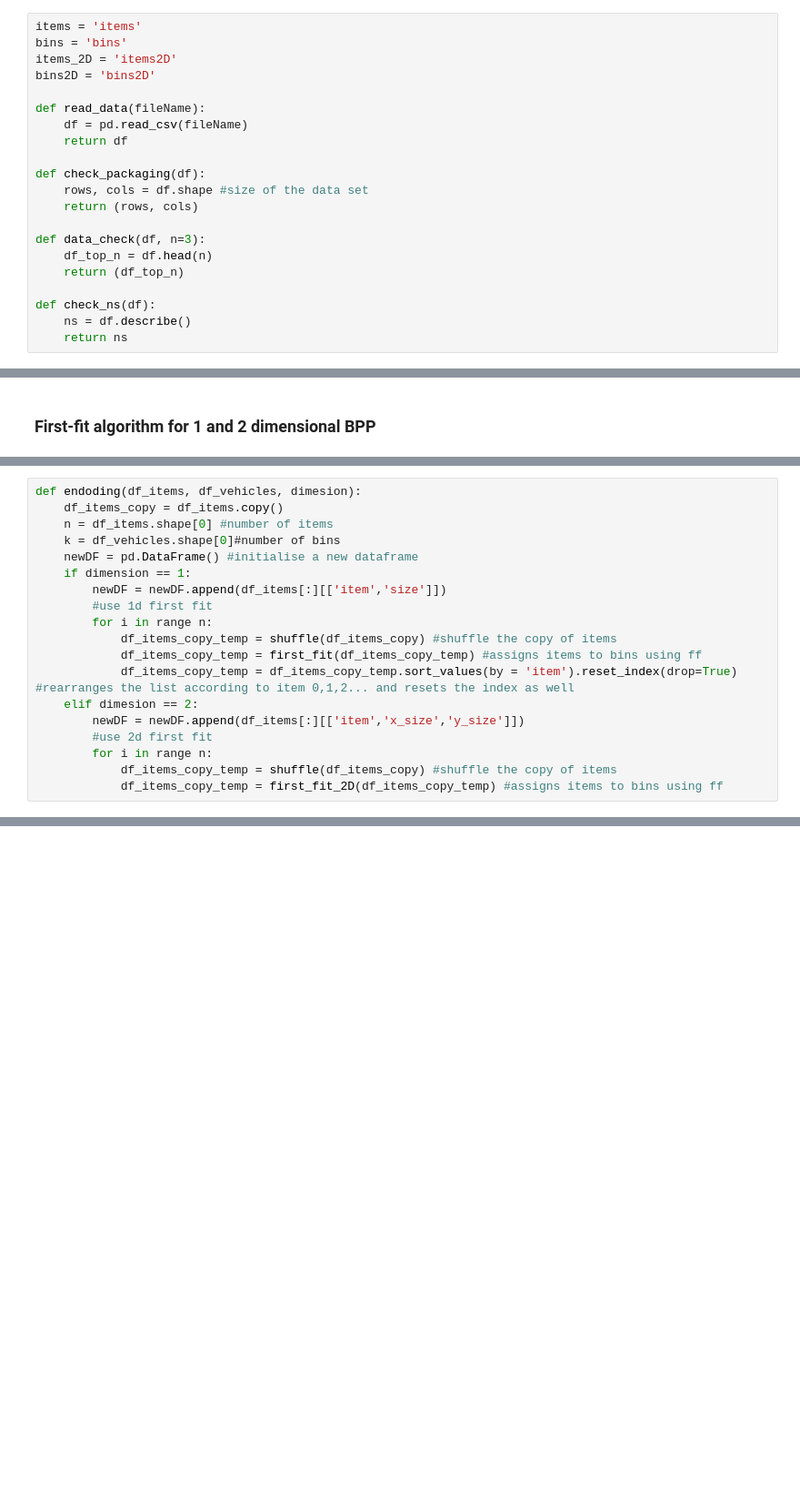
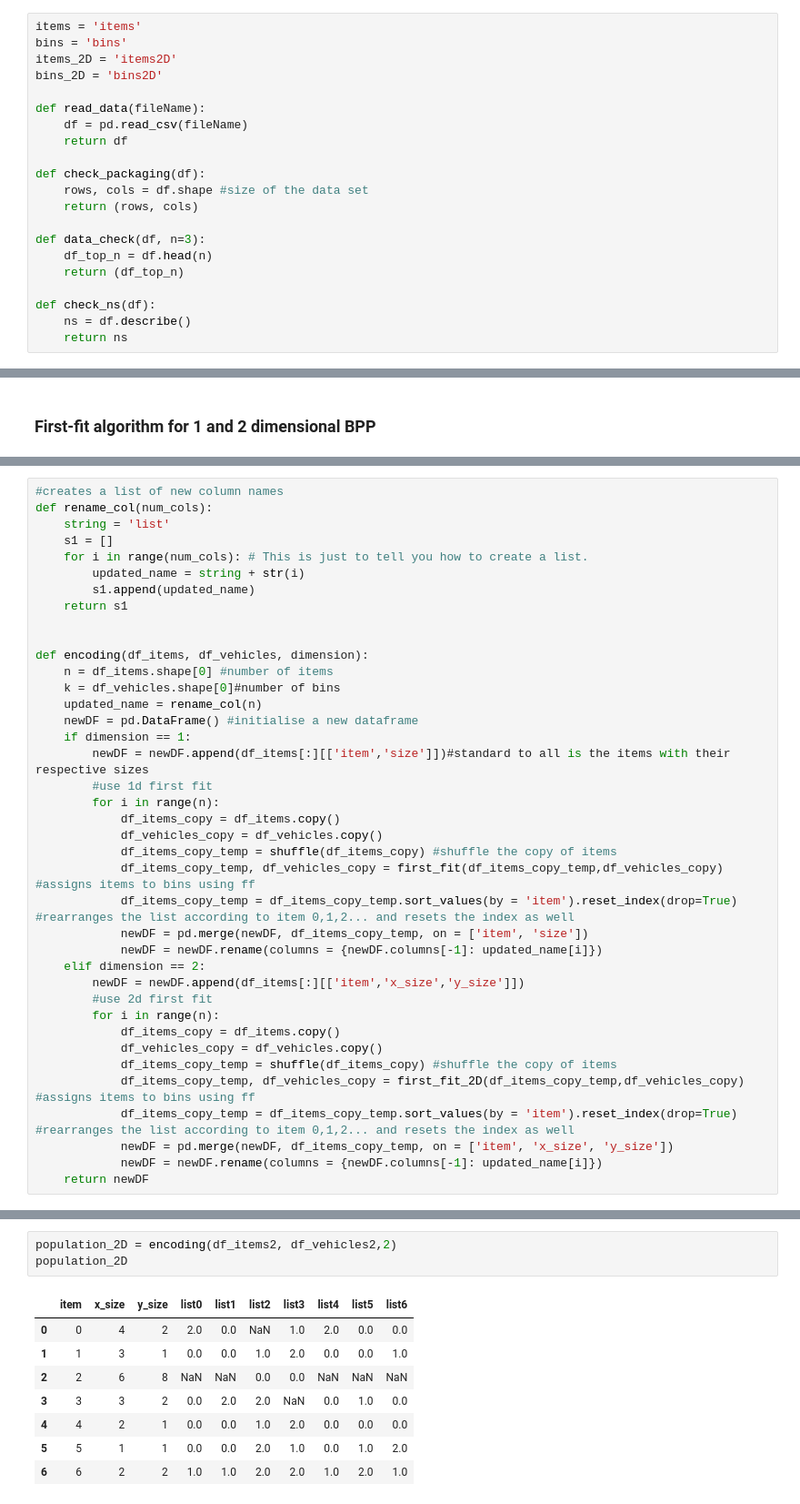
Before and after one commit to KrupaPrag/Logistics_Project, a Jupyter notebook: BPP_GGA.ipynb, the cells around one changed output, grey strips where cells are left out. Shown: that part at 91% size. Drawn from its saved outputs; the diff is of its cells as text; blank space fills up the shorter version.

```diff
--- a/BPP_GGA.ipynb
+++ b/BPP_GGA.ipynb
@@ -23,7 +23,7 @@ HTML('<style>{}</style>'.format(CSS))
 items = 'items'
 bins = 'bins'
 items_2D = 'items2D'
-bins2D = 'bins2D'
+bins_2D = 'bins2D'
 
 def read_data(fileName):
     df = pd.read_csv(fileName)
@@ -151,19 +175,39 @@ def first_fit_2D(df_items, df_vehicles):
 # %%
-def endoding(df_items, df_vehicles, dimesion):
-    df_items_copy = df_items.copy()
+#creates a list of new column names
+def rename_col(num_cols):
+    string = 'list'
+    s1 = []
+    for i in range(num_cols): # This is just to tell you how to create a list.
+        updated_name = string + str(i)
+        s1.append(updated_name)
+    return s1
+
+
+def encoding(df_items, df_vehicles, dimension):
     n = df_items.shape[0] #number of items
     k = df_vehicles.shape[0]#number of bins
+    updated_name = rename_col(n)
     newDF = pd.DataFrame() #initialise a new dataframe
     if dimension == 1:
-        newDF = newDF.append(df_items[:][['item','size']])
+        newDF = newDF.append(df_items[:][['item','size']])#standard to all is the items with their respective sizes
         #use 1d first fit
-        for i in range n:
+        for i in range(n):
+            df_items_copy = df_items.copy()
+            df_vehicles_copy = df_vehicles.copy()
             df_items_copy_temp = shuffle(df_items_copy) #shuffle the copy of items
-            df_items_copy_temp = first_fit(df_items_copy_temp) #assigns items to bins using ff
+            df_items_copy_temp, df_vehicles_copy = first_fit(df_items_copy_temp,df_vehicles_copy) #assigns items to bins using ff
             df_items_copy_temp = df_items_copy_temp.sort_values(by = 'item').reset_index(drop=True) #rearranges the list according to item 0,1,2... and resets the index as well
-    elif dimesion == 2:
+            newDF = pd.merge(newDF, df_items_copy_temp, on = ['item', 'size'])
+            newDF = newDF.rename(columns = {newDF.columns[-1]: updated_name[i]})
+    elif dimension == 2:
         newDF = newDF.append(df_items[:][['item','x_size','y_size']])
         #use 2d first fit
-        for i in range n:
+        for i in range(n):
+            df_items_copy = df_items.copy()
+            df_vehicles_copy = df_vehicles.copy()
             df_items_copy_temp = shuffle(df_items_copy) #shuffle the copy of items
-            df_items_copy_temp = first_fit_2D(df_items_copy_temp) #assigns items to bins using ff
+            df_items_copy_temp, df_vehicles_copy = first_fit_2D(df_items_copy_temp,df_vehicles_copy) #assigns items to bins using ff
+            df_items_copy_temp = df_items_copy_temp.sort_values(by = 'item').reset_index(drop=True) #rearranges the list according to item 0,1,2... and resets the index as well
+            newDF = pd.merge(newDF, df_items_copy_temp, on = ['item', 'x_size', 'y_size'])
+            newDF = newDF.rename(columns = {newDF.columns[-1]: updated_name[i]})
+    return newDF
@@ -169,0 +226,12 @@ def endoding(df_items, df_vehicles, dimesion):
+# %%
+population_2D = encoding(df_items2, df_vehicles2,2)
+population_2D
+# %% [output]
+|  | item | x_size | y_size | list0 | list1 | list2 | list3 | list4 | list5 | list6 |
+| 0 | 0 | 4 | 2 | 2.0 | 0.0 | NaN | 1.0 | 2.0 | 0.0 | 0.0 |
+| 1 | 1 | 3 | 1 | 0.0 | 0.0 | 1.0 | 2.0 | 0.0 | 0.0 | 1.0 |
+| 2 | 2 | 6 | 8 | NaN | NaN | 0.0 | 0.0 | NaN | NaN | NaN |
+| 3 | 3 | 3 | 2 | 0.0 | 2.0 | 2.0 | NaN | 0.0 | 1.0 | 0.0 |
+| 4 | 4 | 2 | 1 | 0.0 | 0.0 | 1.0 | 2.0 | 0.0 | 0.0 | 0.0 |
+| 5 | 5 | 1 | 1 | 0.0 | 0.0 | 2.0 | 1.0 | 0.0 | 1.0 | 2.0 |
+| 6 | 6 | 2 | 2 | 1.0 | 1.0 | 2.0 | 2.0 | 1.0 | 2.0 | 1.0 |
```
Also changed, not shown: parts of 10 cells of this notebook, 1 other file.
